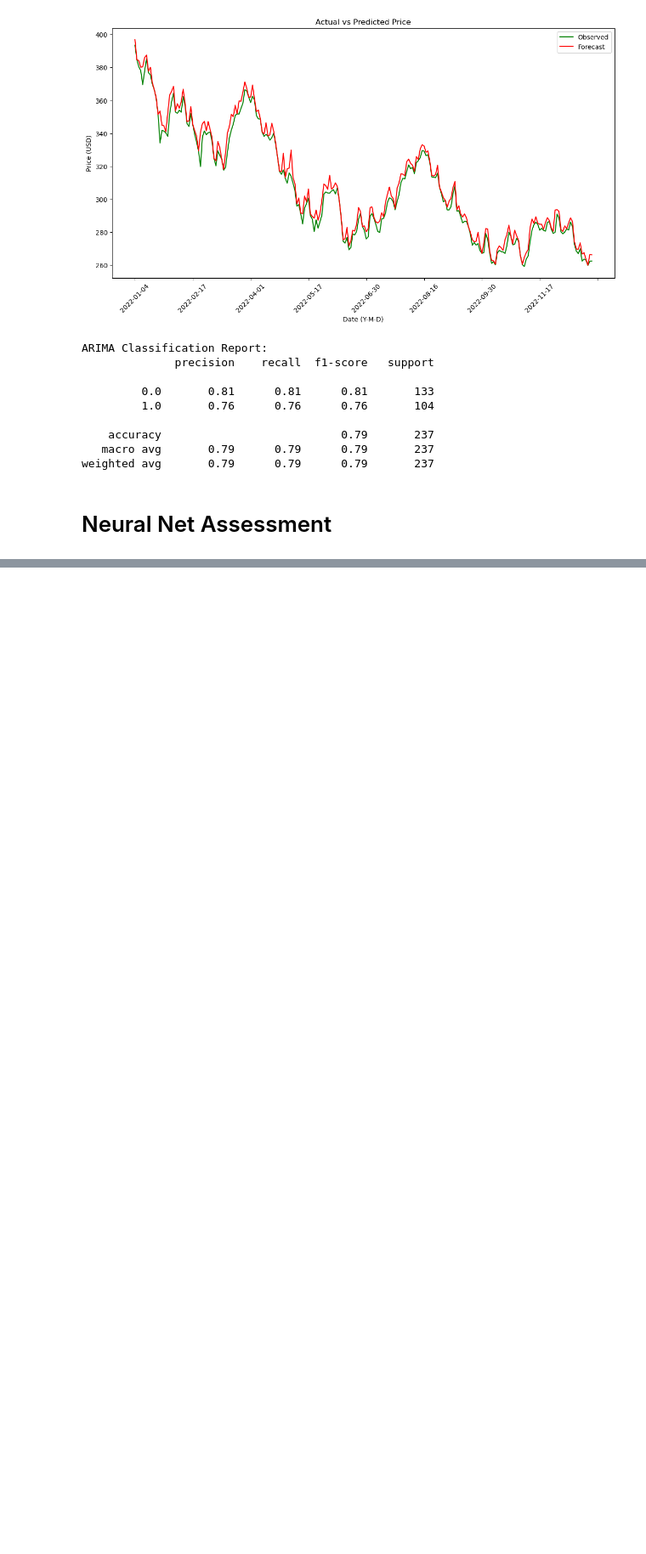
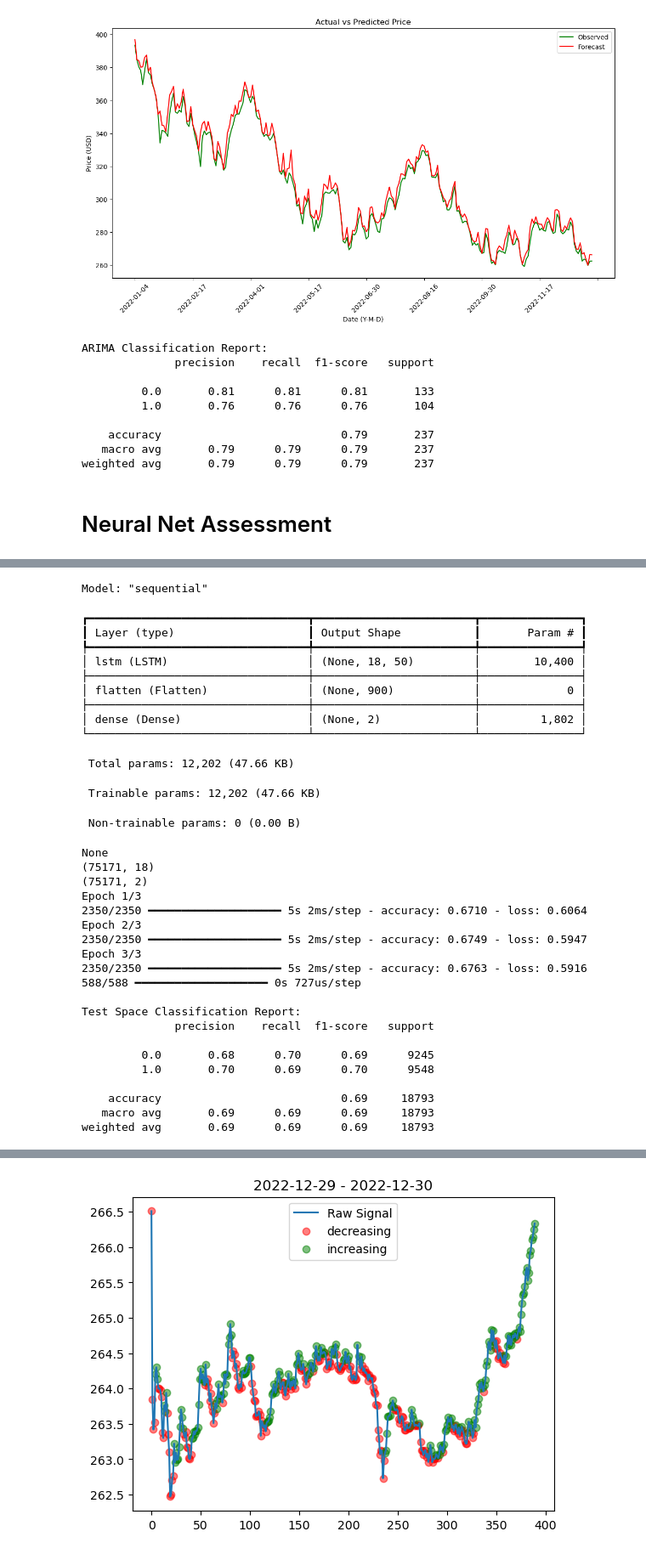
Before and after one commit to sindarian/market-trend-classification, a Jupyter notebook: analysis_driver.ipynb, the cells around one changed output, grey strips where cells are left out. Shown: that part at 85% size. Drawn from its saved outputs; the diff is of its cells as text; code cells hidden in the pictures; blank space fills up the shorter version.

Commit message:
Adding LSTM and CNN

```diff
--- a/analysis_driver.ipynb
+++ b/analysis_driver.ipynb
@@ -181,0 +186,25 @@ weighted avg       0.69      0.69      0.69     18793
+# %%
+# use the default config file for building/training the Multilayer Perceptron
+nn_config = nn_train_driver.default_training_config()
+print(f'LSTM Hyperparameter Configuration:')
+pprint(nn_config)
+
+# build/train the MLP
+print('\nTraining LSTM:')
+model, test_df = nn_train_driver.train_lstm(data_df, label_df=label_df, config=nn_config)
+
+# format the test df to just be the feature space
+feature_cols = list(test_df.columns)
+feature_cols.remove('EpochTime')
+feature_cols.remove('Label')
+
+# get the properly formatted test space
+y_test_true = test_df['Label']
+yhat_test = nn_train_driver.inverse_onehot(model.predict(test_df[feature_cols]))
+print(f'\nTest Space Classification Report:\n{classification_report(y_test_true, yhat_test)}')
+
+# plot the NN classifications on the last few days of data
+yhat_test_df = pd.DataFrame({'EpochTime': test_df['EpochTime'].values,
+                             'Label': yhat_test})
+ps.plot_label_over_signal(data_df.iloc[-390:], yhat_test_df.iloc[-390:], 'Close')
+# %% [output]
@@ -181,0 +223,33 @@ weighted avg       0.69      0.69      0.69     18793
+Model: "sequential"
+┏━━━━━━━━━━━━━━━━━━━━━━━━━━━━━━━━━┳━━━━━━━━━━━━━━━━━━━━━━━━┳━━━━━━━━━━━━━━━┓
+┃ Layer (type)                    ┃ Output Shape           ┃       Param # ┃
+┡━━━━━━━━━━━━━━━━━━━━━━━━━━━━━━━━━╇━━━━━━━━━━━━━━━━━━━━━━━━╇━━━━━━━━━━━━━━━┩
+│ lstm (LSTM)                     │ (None, 18, 50)         │        10,400 │
+├─────────────────────────────────┼────────────────────────┼───────────────┤
+│ flatten (Flatten)               │ (None, 900)            │             0 │
+├─────────────────────────────────┼────────────────────────┼───────────────┤
+│ dense (Dense)                   │ (None, 2)              │         1,802 │
+└─────────────────────────────────┴────────────────────────┴───────────────┘
+ Total params: 12,202 (47.66 KB)
+ Trainable params: 12,202 (47.66 KB)
+ Non-trainable params: 0 (0.00 B)
+None
+(75171, 18)
+(75171, 2)
+Epoch 1/3
+2350/2350 ━━━━━━━━━━━━━━━━━━━━ 5s 2ms/step - accuracy: 0.6710 - loss: 0.6064
+Epoch 2/3
+2350/2350 ━━━━━━━━━━━━━━━━━━━━ 5s 2ms/step - accuracy: 0.6749 - loss: 0.5947
+Epoch 3/3
+2350/2350 ━━━━━━━━━━━━━━━━━━━━ 5s 2ms/step - accuracy: 0.6763 - loss: 0.5916
+588/588 ━━━━━━━━━━━━━━━━━━━━ 0s 727us/step
+
+Test Space Classification Report:
+              precision    recall  f1-score   support
+
+         0.0       0.68      0.70      0.69      9245
+         1.0       0.70      0.69      0.70      9548
+
+    accuracy                           0.69     18793
+   macro avg       0.69      0.69      0.69     18793
+weighted avg       0.69      0.69      0.69     18793
@@ -181,0 +257 @@ weighted avg       0.69      0.69      0.69     18793
+[figure, added]
```
Also changed, not shown: parts of 6 cells of this notebook, 2 other files.
